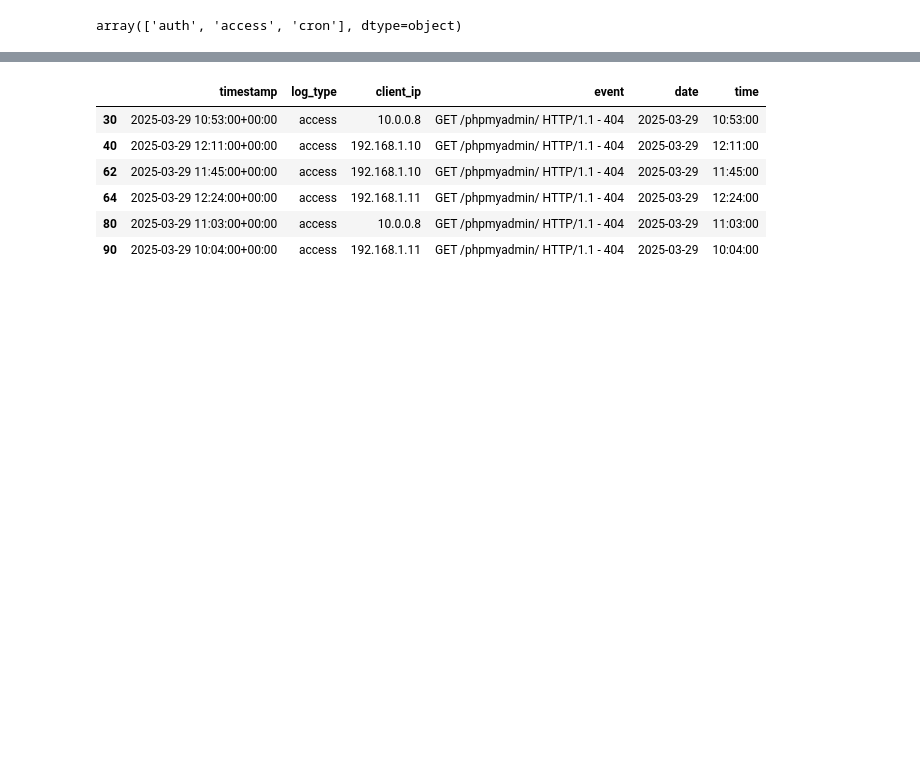
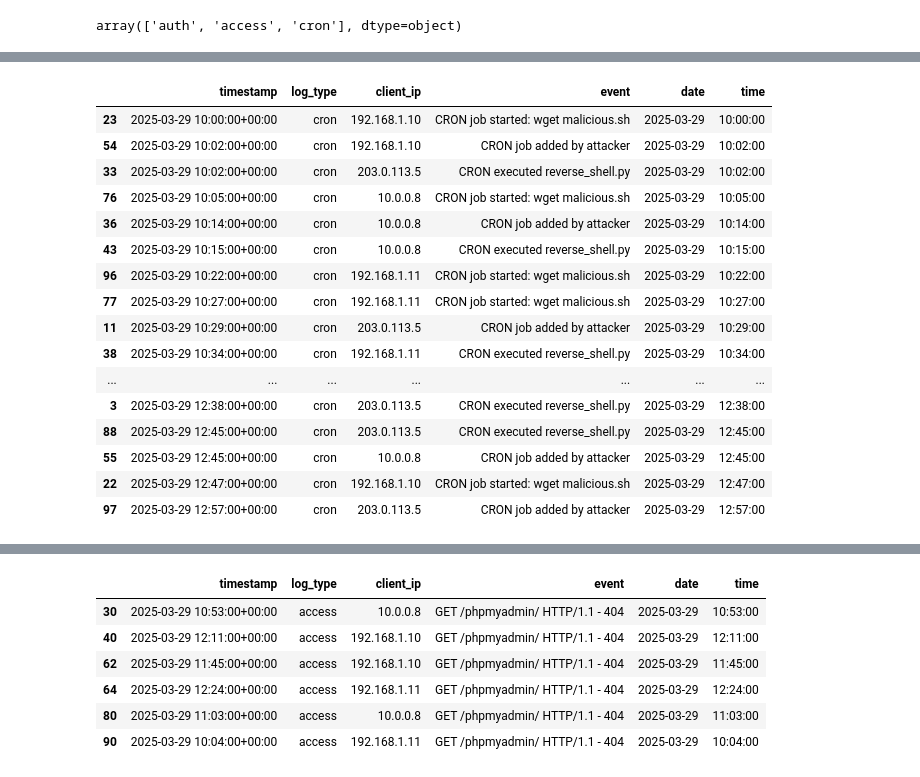
Before and after one commit to Zz1rg/CyberGroup2, a Jupyter notebook: AnalyzeLog_ParsingTxtEdition.ipynb, the cells around one changed output, grey strips where cells are left out. Drawn from its saved outputs; the diff is of its cells as text; code cells hidden in the pictures; blank space fills up the shorter version.

```diff
--- a/AnalyzeLog_ParsingTxtEdition.ipynb
+++ b/AnalyzeLog_ParsingTxtEdition.ipynb
@@ -66,0 +66,20 @@ df['event'].unique().tolist()
+# %%
+df[df['log_type'] == 'cron'].sort_values(by='timestamp')
+# %% [output]
+|  | timestamp | log_type | client_ip | event | date | time |
+| 23 | 2025-03-29 10:00:00+00:00 | cron | 192.168.1.10 | CRON job started: wget malicious.sh | 2025-03-29 | 10:00:00 |
+| 54 | 2025-03-29 10:02:00+00:00 | cron | 192.168.1.10 | CRON job added by attacker | 2025-03-29 | 10:02:00 |
+| 33 | 2025-03-29 10:02:00+00:00 | cron | 203.0.113.5 | CRON executed reverse_shell.py | 2025-03-29 | 10:02:00 |
+| 76 | 2025-03-29 10:05:00+00:00 | cron | 10.0.0.8 | CRON job started: wget malicious.sh | 2025-03-29 | 10:05:00 |
+| 36 | 2025-03-29 10:14:00+00:00 | cron | 10.0.0.8 | CRON job added by attacker | 2025-03-29 | 10:14:00 |
+| 43 | 2025-03-29 10:15:00+00:00 | cron | 10.0.0.8 | CRON executed reverse_shell.py | 2025-03-29 | 10:15:00 |
+| 96 | 2025-03-29 10:22:00+00:00 | cron | 192.168.1.11 | CRON job started: wget malicious.sh | 2025-03-29 | 10:22:00 |
+| 77 | 2025-03-29 10:27:00+00:00 | cron | 192.168.1.11 | CRON job started: wget malicious.sh | 2025-03-29 | 10:27:00 |
+| 11 | 2025-03-29 10:29:00+00:00 | cron | 203.0.113.5 | CRON job added by attacker | 2025-03-29 | 10:29:00 |
+| 38 | 2025-03-29 10:34:00+00:00 | cron | 192.168.1.11 | CRON executed reverse_shell.py | 2025-03-29 | 10:34:00 |
+| ... | ... | ... | ... | ... | ... | ... |
+| 3 | 2025-03-29 12:38:00+00:00 | cron | 203.0.113.5 | CRON executed reverse_shell.py | 2025-03-29 | 12:38:00 |
+| 88 | 2025-03-29 12:45:00+00:00 | cron | 203.0.113.5 | CRON executed reverse_shell.py | 2025-03-29 | 12:45:00 |
+| 55 | 2025-03-29 12:45:00+00:00 | cron | 10.0.0.8 | CRON job added by attacker | 2025-03-29 | 12:45:00 |
+| 22 | 2025-03-29 12:47:00+00:00 | cron | 192.168.1.10 | CRON job started: wget malicious.sh | 2025-03-29 | 12:47:00 |
+| 97 | 2025-03-29 12:57:00+00:00 | cron | 203.0.113.5 | CRON job added by attacker | 2025-03-29 | 12:57:00 |
```
Also changed, not shown: parts of 8 cells of this notebook, 4 other files.
